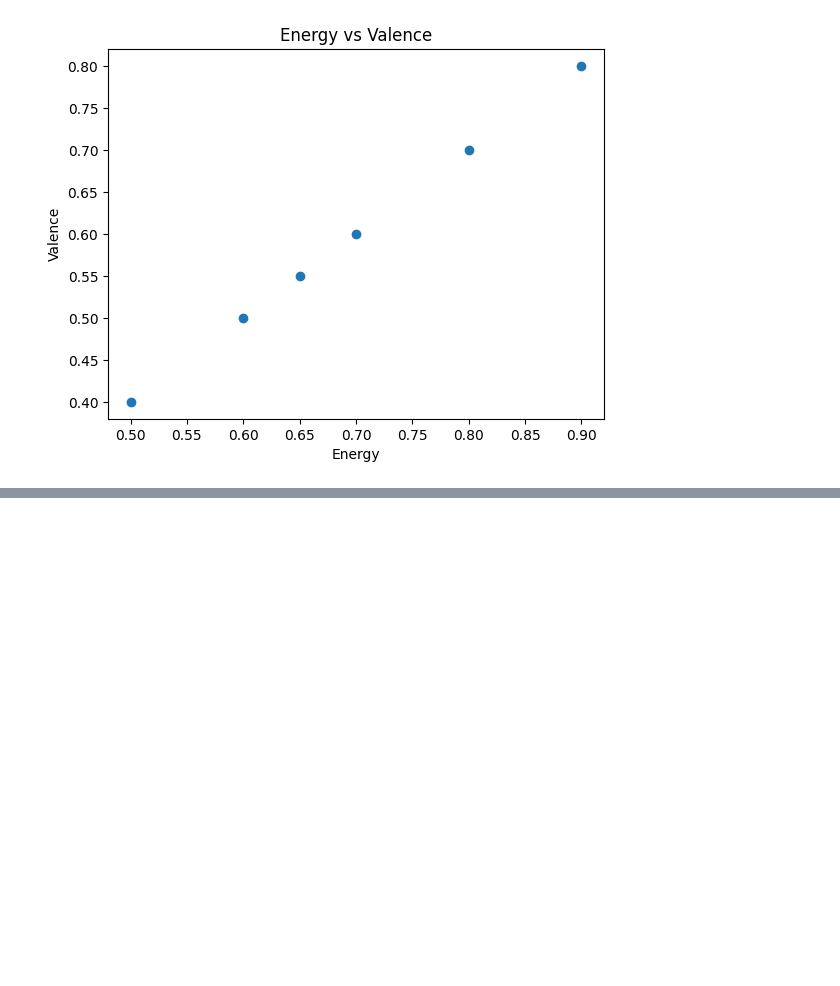
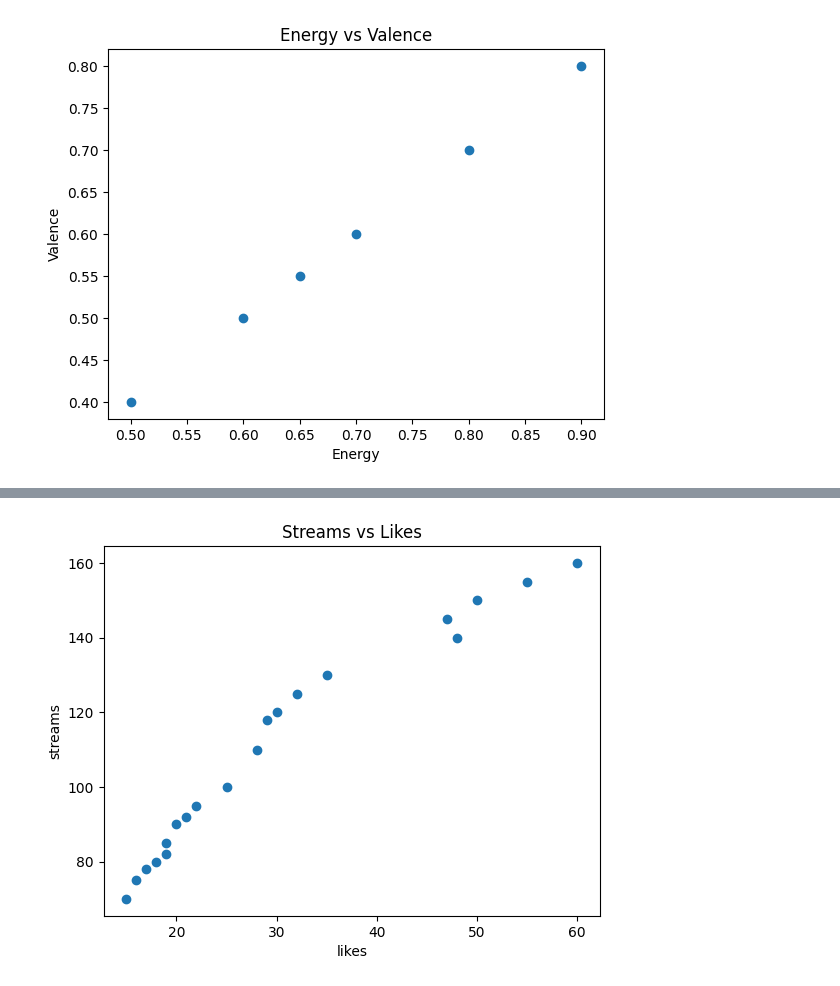
Before and after one commit to BugBananaLiver/Pandas_Practice, a Jupyter notebook: module2week2.ipynb, the cells around one changed output, grey strips where cells are left out. Cells and saved outputs as stored; diff of their text form; code cells hidden in the pictures; blank space fills up the shorter version.

```diff
--- a/module2week2.ipynb
+++ b/module2week2.ipynb
@@ -66,0 +107,8 @@ SyntaxError: invalid syntax (3028536389.py, line 1)
+# %%
+plt.scatter(df['likes'],df['streams'])
+plt.xlabel("likes")
+plt.ylabel('streams')
+plt.title("Streams vs Likes")
+plt.show()
+# %% [output]
+[figure, added]
```
Also changed, not shown: parts of 3 cells of this notebook.
